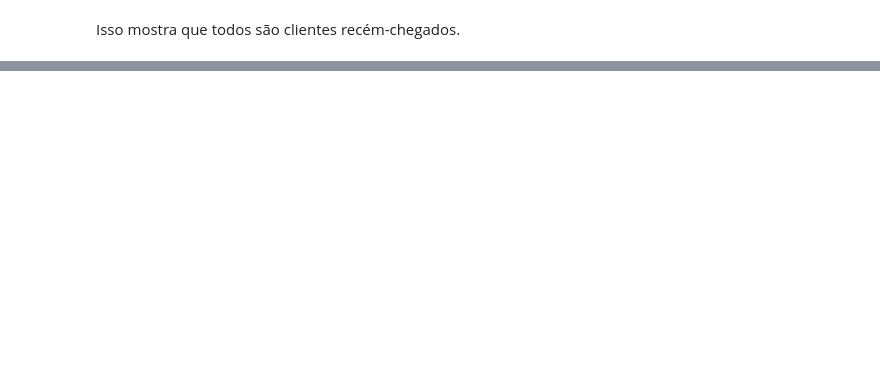
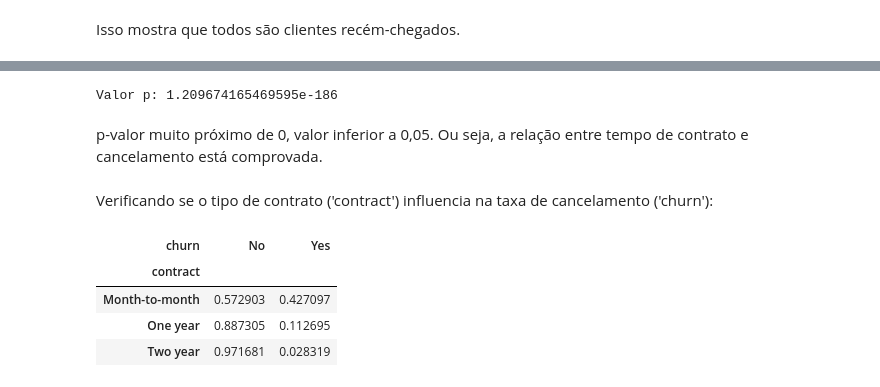
Before and after one commit to judonato/churn-telecom, a Jupyter notebook: notebook_eda.ipynb, the cells around one changed output, grey strips where cells are left out. Cells and saved outputs as stored; diff of their text form; code cells hidden in the pictures; blank space fills up the shorter version.

```diff
--- a/notebook_eda.ipynb
+++ b/notebook_eda.ipynb
@@ -128,0 +341,20 @@ Name: proportion, dtype: float64
+# %%
+from scipy.stats import chi2_contingency
+
+contingency_table = pd.crosstab(df['tenure_bin'], df['churn'])
+chi2, p_value, dof, expected = chi2_contingency(contingency_table)
+print(f"Valor p: {p_value}")
+# %% [output]
+Valor p: 1.209674165469595e-186
+# %% [markdown]
+p-valor muito próximo de 0, valor inferior a 0,05. Ou seja, a relação entre tempo de contrato e cancelamento está comprovada.
+# %% [markdown]
+Verificando se o tipo de contrato ('contract') influencia na taxa de cancelamento ('churn'):
+# %%
+pd.crosstab(df['contract'], df['churn'], normalize='index')
+# %% [output]
+| churn | No | Yes |
+| contract |  |  |
+| Month-to-month | 0.572903 | 0.427097 |
+| One year | 0.887305 | 0.112695 |
+| Two year | 0.971681 | 0.028319 |
```
Also changed, not shown: parts of 69 cells of this notebook.
